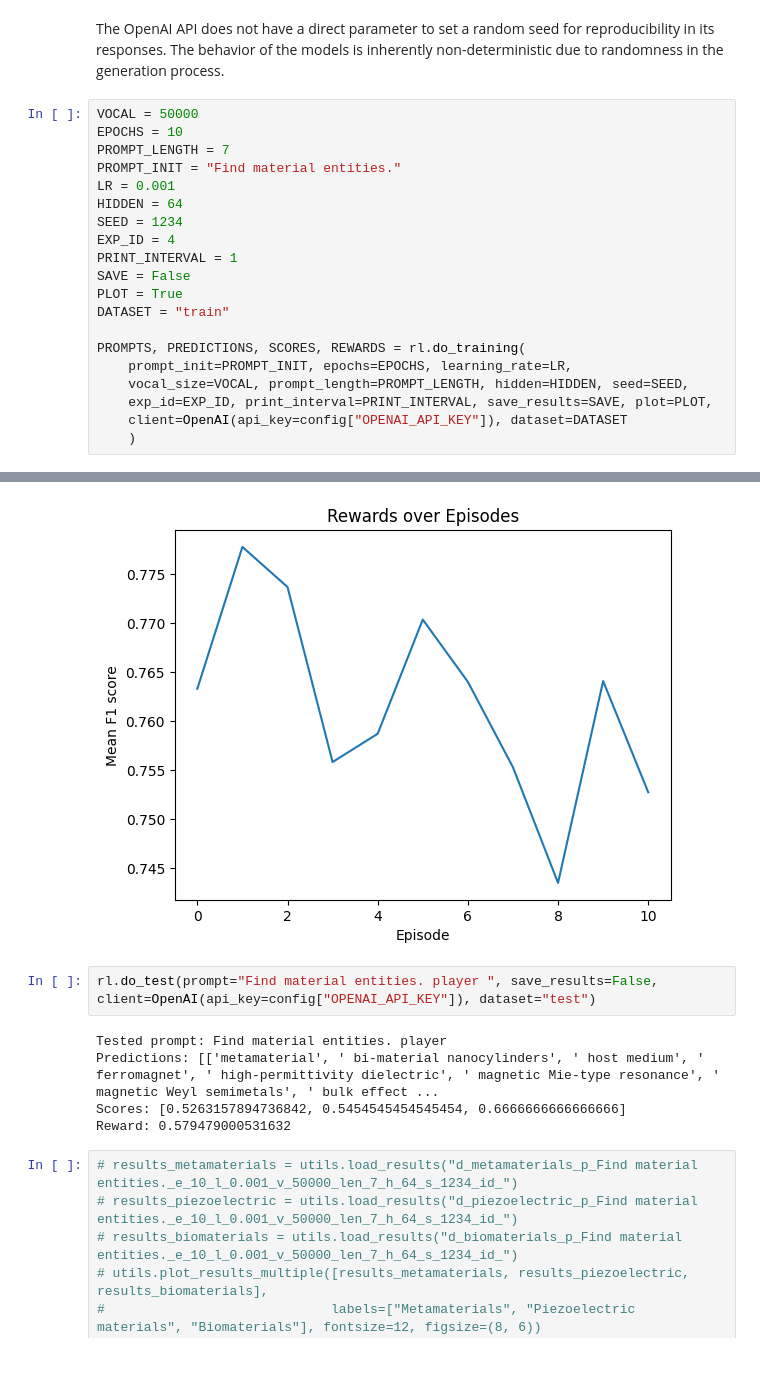
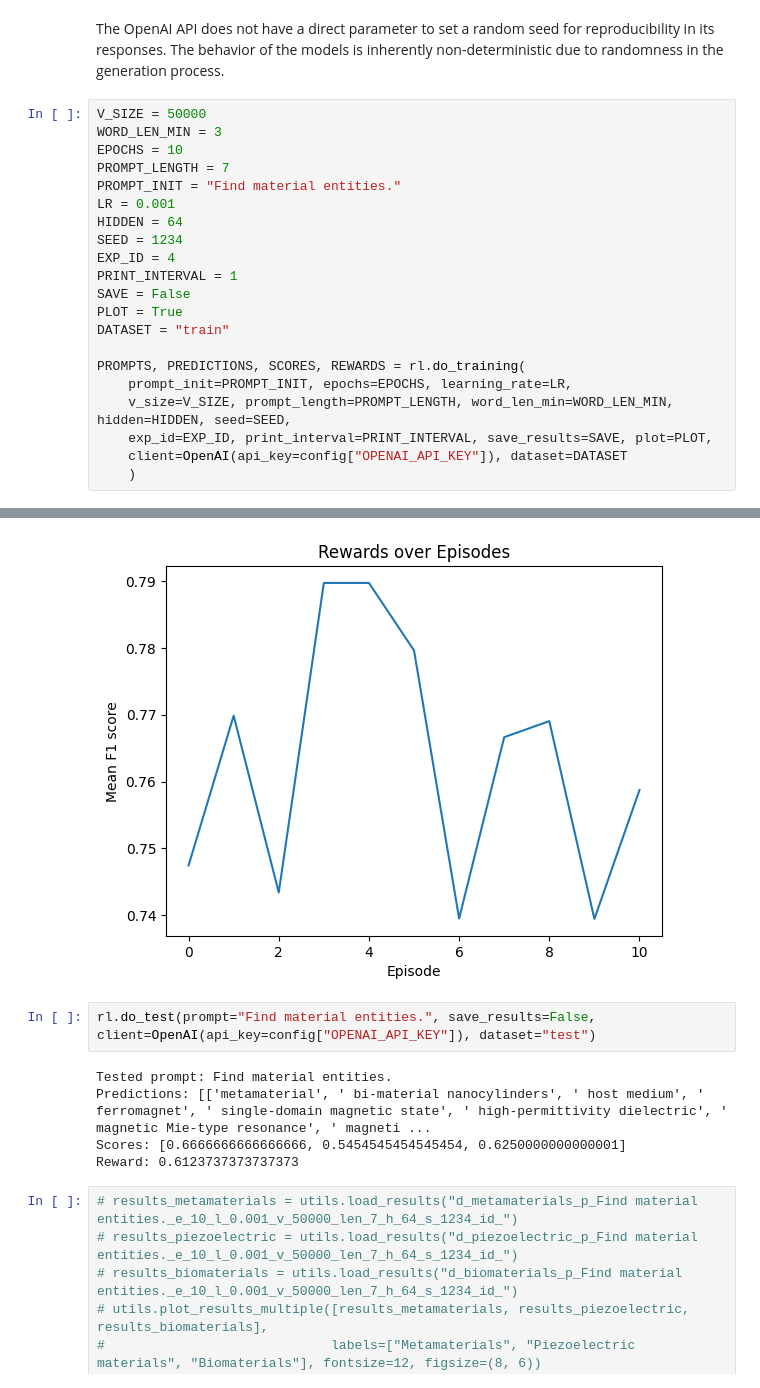
Before and after one commit to BOWENmeZHENG/RL, a Jupyter notebook: train.ipynb, the cells around one changed output, grey strips where cells are left out. Drawn from its saved outputs; the diff is of its cells as text.

Commit message:
English words

```diff
--- a/train.ipynb
+++ b/train.ipynb
@@ -36,7 +39,8 @@ Successfully installed httpx-0.27.2
 # %% [markdown]
 The OpenAI API does not have a direct parameter to set a random seed for reproducibility in its responses. The behavior of the models is inherently non-deterministic due to randomness in the generation process.
 # %%
-VOCAL = 50000
+V_SIZE = 50000
+WORD_LEN_MIN = 3
 EPOCHS = 10
 PROMPT_LENGTH = 7
 PROMPT_INIT = "Find material entities."
@@ -51,7 +55,7 @@ DATASET = "train"
 
 PROMPTS, PREDICTIONS, SCORES, REWARDS = rl.do_training(
     prompt_init=PROMPT_INIT, epochs=EPOCHS, learning_rate=LR,
-    vocal_size=VOCAL, prompt_length=PROMPT_LENGTH, hidden=HIDDEN, seed=SEED,
+    v_size=V_SIZE, prompt_length=PROMPT_LENGTH, word_len_min=WORD_LEN_MIN, hidden=HIDDEN, seed=SEED,
     exp_id=EXP_ID, print_interval=PRINT_INTERVAL, save_results=SAVE, plot=PLOT,
     client=OpenAI(api_key=config["OPENAI_API_KEY"]), dataset=DATASET
     )
@@ -76,11 +80,11 @@ Reward: 0.7527583527583528
-[figure, old version]
+[figure, new version]
 # %%
-rl.do_test(prompt="Find material entities. player ", save_results=False, client=OpenAI(api_key=config["OPENAI_API_KEY"]), dataset="test")
+rl.do_test(prompt="Find material entities.", save_results=False, client=OpenAI(api_key=config["OPENAI_API_KEY"]), dataset="test")
 # %% [output]
-Tested prompt: Find material entities. player
-Predictions: [['metamaterial', ' bi-material nanocylinders', ' host medium', ' ferromagnet', ' high-permittivity dielectric', ' magnetic Mie-type resonance', ' magnetic Weyl semimetals', ' bulk effect ...
-Scores: [0.5263157894736842, 0.5454545454545454, 0.6666666666666666]
-Reward: 0.579479000531632
+Tested prompt: Find material entities.
+Predictions: [['metamaterial', ' bi-material nanocylinders', ' host medium', ' ferromagnet', ' single-domain magnetic state', ' high-permittivity dielectric', ' magnetic Mie-type resonance', ' magneti ...
+Scores: [0.6666666666666666, 0.5454545454545454, 0.6250000000000001]
+Reward: 0.6123737373737373
 # %%
 # results_metamaterials = utils.load_results("d_metamaterials_p_Find material entities._e_10_l_0.001_v_50000_len_7_h_64_s_1234_id_")
 # results_piezoelectric = utils.load_results("d_piezoelectric_p_Find material entities._e_10_l_0.001_v_50000_len_7_h_64_s_1234_id_")
```
Also changed, not shown: parts of 2 cells of this notebook, 2 other files.
